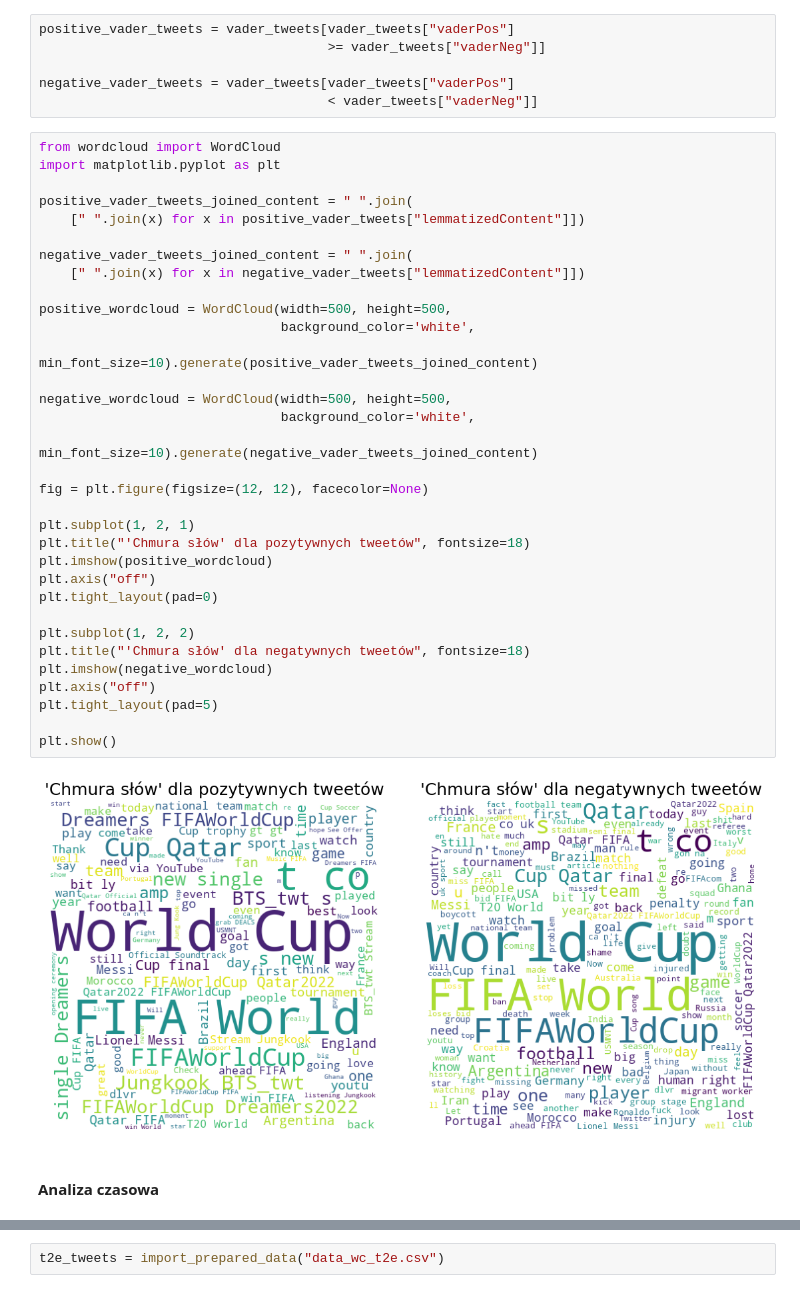
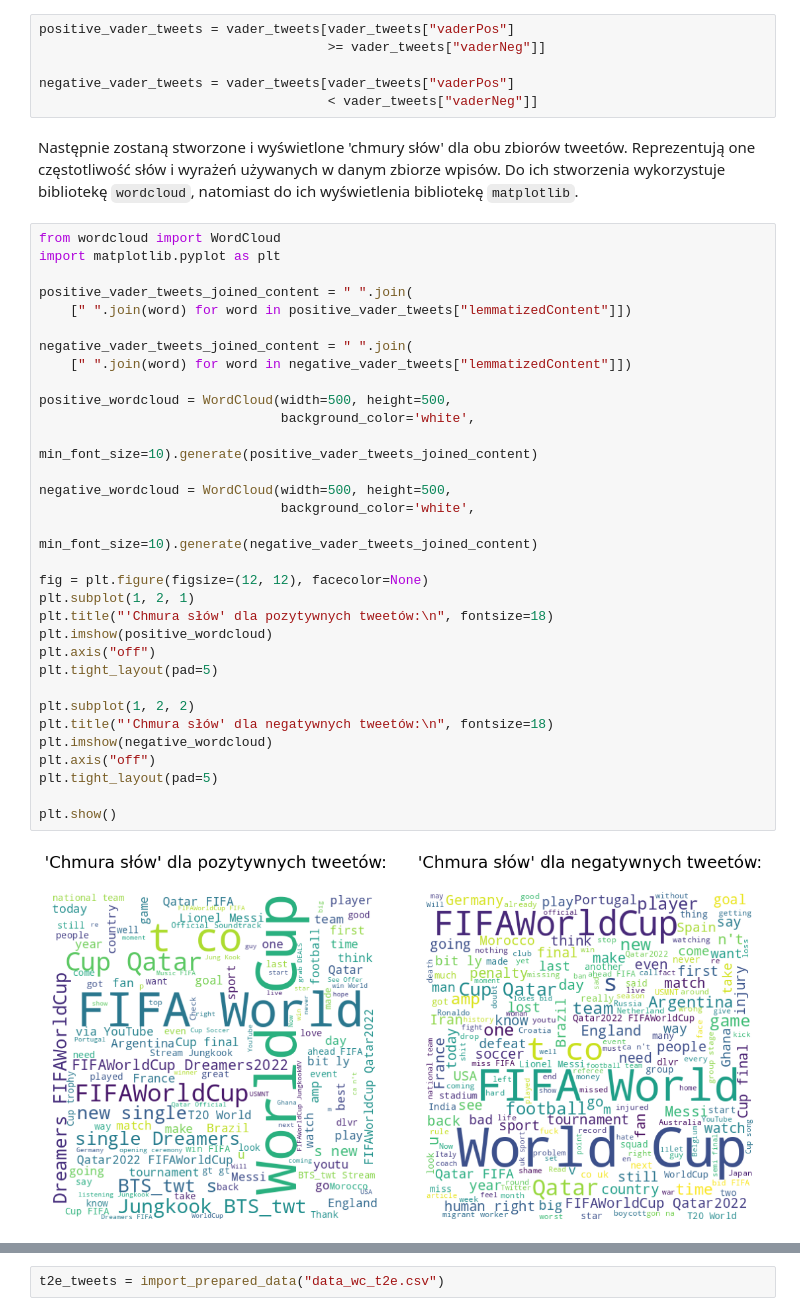
Before and after one commit to wgola/computional-intelligence-exercises, a Jupyter notebook: project3/projet3.ipynb, the cells around one changed output, grey strips where cells are left out. Drawn from its saved outputs; the diff is of its cells as text.

```diff
--- a/project3/projet3.ipynb
+++ b/project3/projet3.ipynb
@@ -165,40 +227,41 @@ positive_vader_tweets = vader_tweets[vader_tweets["vaderPos"]
 
 negative_vader_tweets = vader_tweets[vader_tweets["vaderPos"]
                                      < vader_tweets["vaderNeg"]]
+# %% [markdown]
+Następnie zostaną stworzone i wyświetlone 'chmury słów' dla obu zbiorów tweetów.
+Reprezentują one częstotliwość słów i wyrażeń używanych w danym zbiorze wpisów.
+Do ich stworzenia wykorzystuje bibliotekę `wordcloud`, natomiast do ich wyświetlenia bibliotekę `matplotlib`.
 # %%
 from wordcloud import WordCloud
 import matplotlib.pyplot as plt
 
 positive_vader_tweets_joined_content = " ".join(
-    [" ".join(x) for x in positive_vader_tweets["lemmatizedContent"]])
+    [" ".join(word) for word in positive_vader_tweets["lemmatizedContent"]])
 
 negative_vader_tweets_joined_content = " ".join(
-    [" ".join(x) for x in negative_vader_tweets["lemmatizedContent"]])
+    [" ".join(word) for word in negative_vader_tweets["lemmatizedContent"]])
 
 positive_wordcloud = WordCloud(width=500, height=500,
                                background_color='white',
                                min_font_size=10).generate(positive_vader_tweets_joined_content)
 
 negative_wordcloud = WordCloud(width=500, height=500,
                                background_color='white',
                                min_font_size=10).generate(negative_vader_tweets_joined_content)
 
 fig = plt.figure(figsize=(12, 12), facecolor=None)
-
 plt.subplot(1, 2, 1)
-plt.title("'Chmura słów' dla pozytywnych tweetów", fontsize=18)
+plt.title("'Chmura słów' dla pozytywnych tweetów:\n", fontsize=18)
 plt.imshow(positive_wordcloud)
 plt.axis("off")
-plt.tight_layout(pad=0)
+plt.tight_layout(pad=5)
 
 plt.subplot(1, 2, 2)
-plt.title("'Chmura słów' dla negatywnych tweetów", fontsize=18)
+plt.title("'Chmura słów' dla negatywnych tweetów:\n", fontsize=18)
 plt.imshow(negative_wordcloud)
 plt.axis("off")
 plt.tight_layout(pad=5)
 
 plt.show()
 # %% [output]
-[figure, old version]
+[figure, new version]
-# %% [markdown]
-#### Analiza czasowa
```
Also changed, not shown: parts of 43 cells of this notebook.
